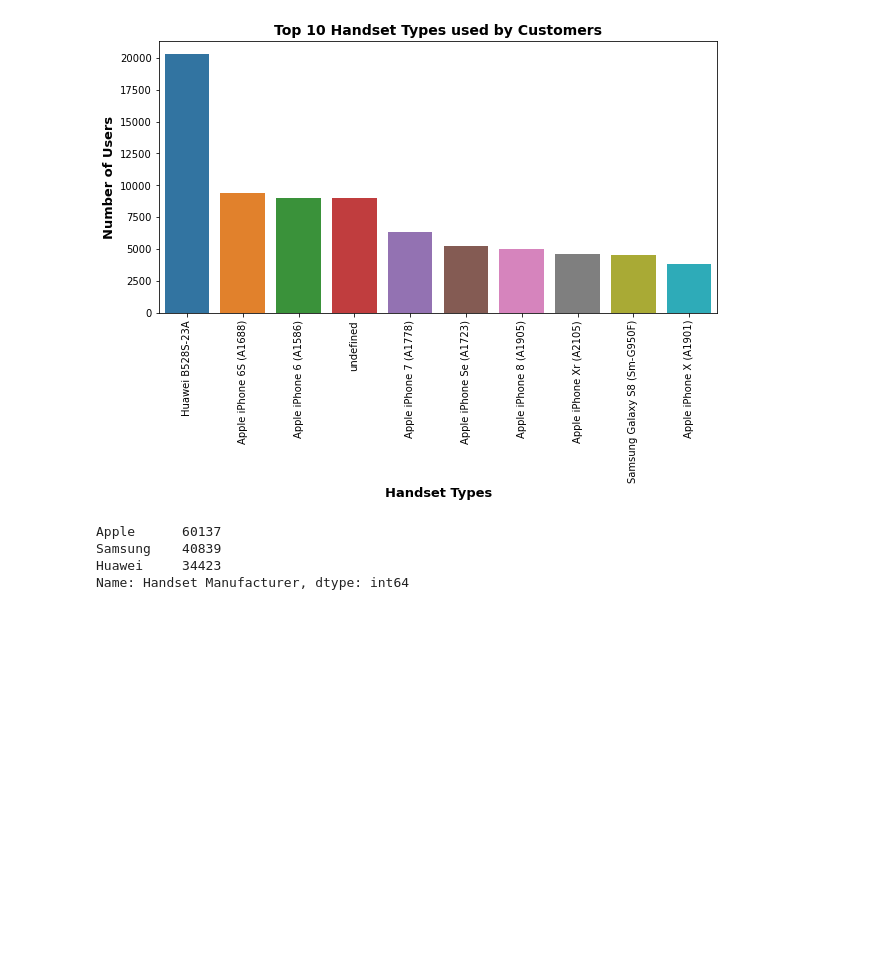
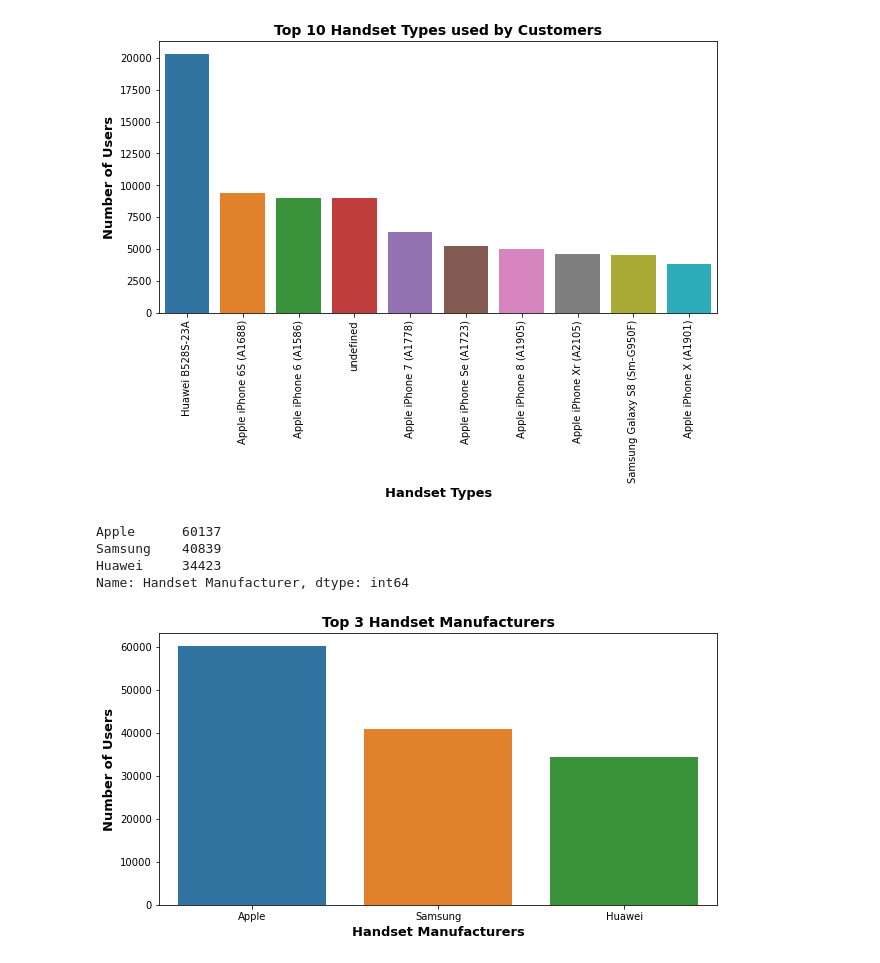
Before and after one commit to YohansSamuel/TeleCom-Data-Analysis, a Jupyter notebook: notebooks/Task-1-User_Overview_Analysis.ipynb, the cells around one changed output. Saved outputs shown, nothing was run; the diff lists cells and outputs as text; code cells hidden in the pictures; blank space fills up the shorter version.

```diff
--- a/notebooks/Task-1-User_Overview_Analysis.ipynb
+++ b/notebooks/Task-1-User_Overview_Analysis.ipynb
@@ -41,2 +36,7 @@ def get_top_handsets(df,num):
+# %%
+from user_overview import UserOverview
+
+# create an object of UserOverview class
+user_ov = UserOverview(df)
 # %%
 # display the top 10 handsets
@@ -73,9 +68,18 @@ def get_top_manufacturers(df,num):
 # %%
 # display the top 3 manufacturers
-top_3_manufacturers = get_top_manufacturers(df,3)
+top_3_manufacturers = user_ov.get_top_manufacturers(3)
 top_3_manufacturers
 # %% [output]
 Apple      60137
 Samsung    40839
 Huawei     34423
 Name: Handset Manufacturer, dtype: int64
+# %%
+plt.figure(figsize=(10,5))
+sns.barplot(x=top_3_manufacturers.index, y=top_3_manufacturers.values)
+plt.title('Top 3 Handset Manufacturers', size=14, fontweight="bold")
+plt.xlabel('Handset Manufacturers', size=13, fontweight="bold")
+plt.ylabel('Number of Users', size=13, fontweight="bold")
+plt.show()
+# %% [output]
+[figure, added]
```
Also changed, not shown: parts of 5 cells of this notebook.
